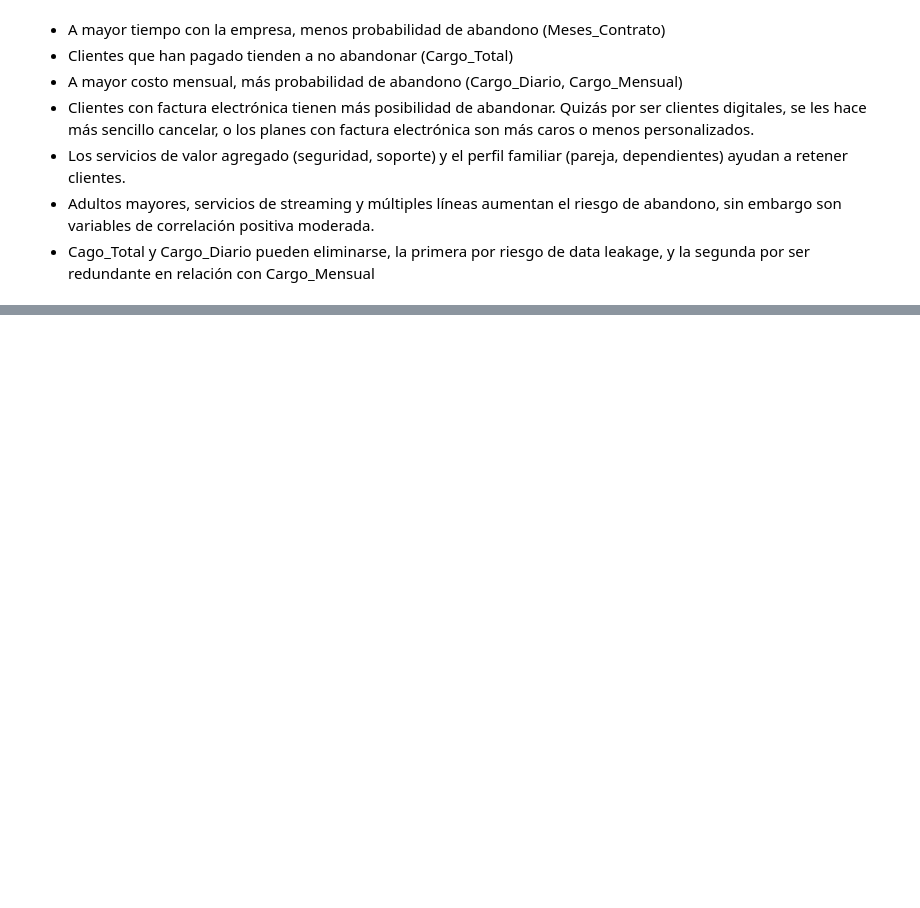
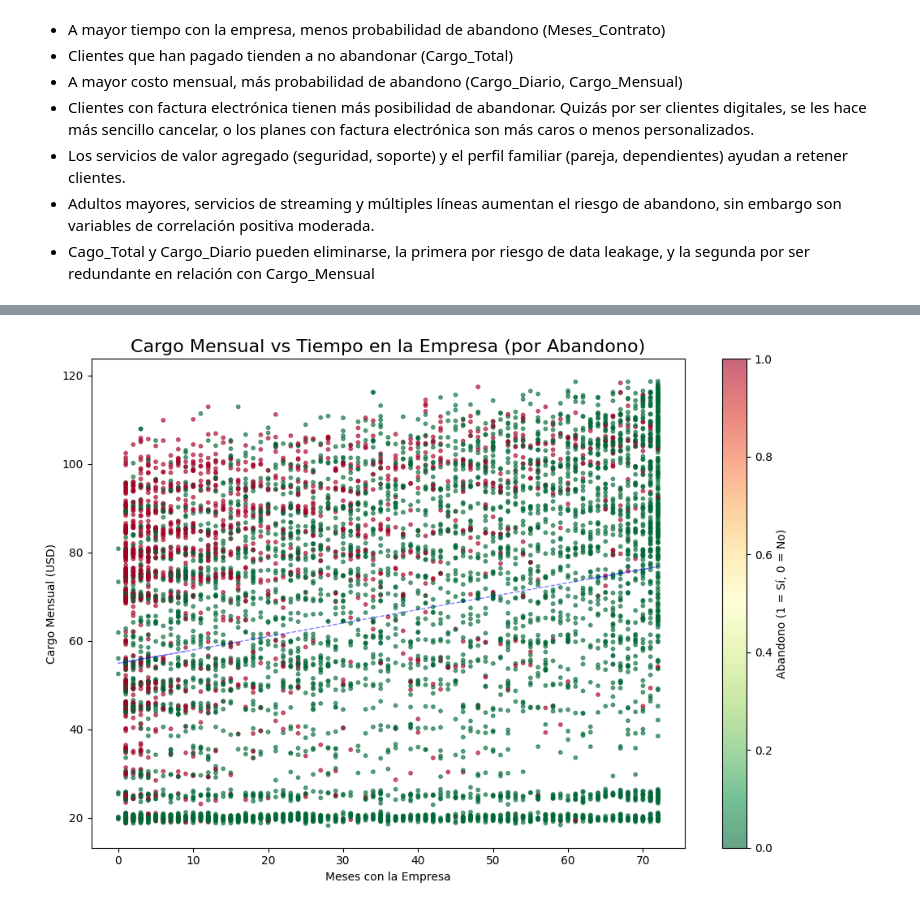
Before and after one commit to AenimaLabs/TelecomX2, a Jupyter notebook: TelecomX2.ipynb, the cells around one changed output, grey strips where cells are left out. Saved outputs shown, nothing was run; the diff lists cells and outputs as text; code cells hidden in the pictures; blank space fills up the shorter version.

```diff
--- a/TelecomX2.ipynb
+++ b/TelecomX2.ipynb
@@ -259,0 +336,26 @@ Columnas finales para modelado:
+# %%
+plt.figure(figsize=(10, 7))
+scatter = plt.scatter(
+    df_encoded['Meses_Contrato'],
+    df_encoded['Cargo_Mensual'],
+    c=df_encoded['Abandono'],
+    cmap='RdYlGn_r',  # rojo = abandono, verde = no abandono
+    alpha=0.6,
+    s=10
+)
+
+plt.title('Cargo Mensual vs Tiempo en la Empresa (por Abandono)', fontsize=16)
+plt.xlabel('Meses con la Empresa')
+plt.ylabel('Cargo Mensual (USD)')
+plt.colorbar(scatter, label='Abandono (1 = Sí, 0 = No)')
+
+# Línea de tendencia suave (opcional)
+import numpy as np
+z = np.polyfit(df_encoded['Meses_Contrato'], df_encoded['Cargo_Mensual'], 1)
+p = np.poly1d(z)
+plt.plot(df_encoded['Meses_Contrato'], p(df_encoded['Meses_Contrato']), "b--", alpha=0.5, linewidth=1)
+
+plt.tight_layout()
+plt.show()
+# %% [output]
+[figure, added]
```
Also changed, not shown: parts of 6 cells of this notebook.
